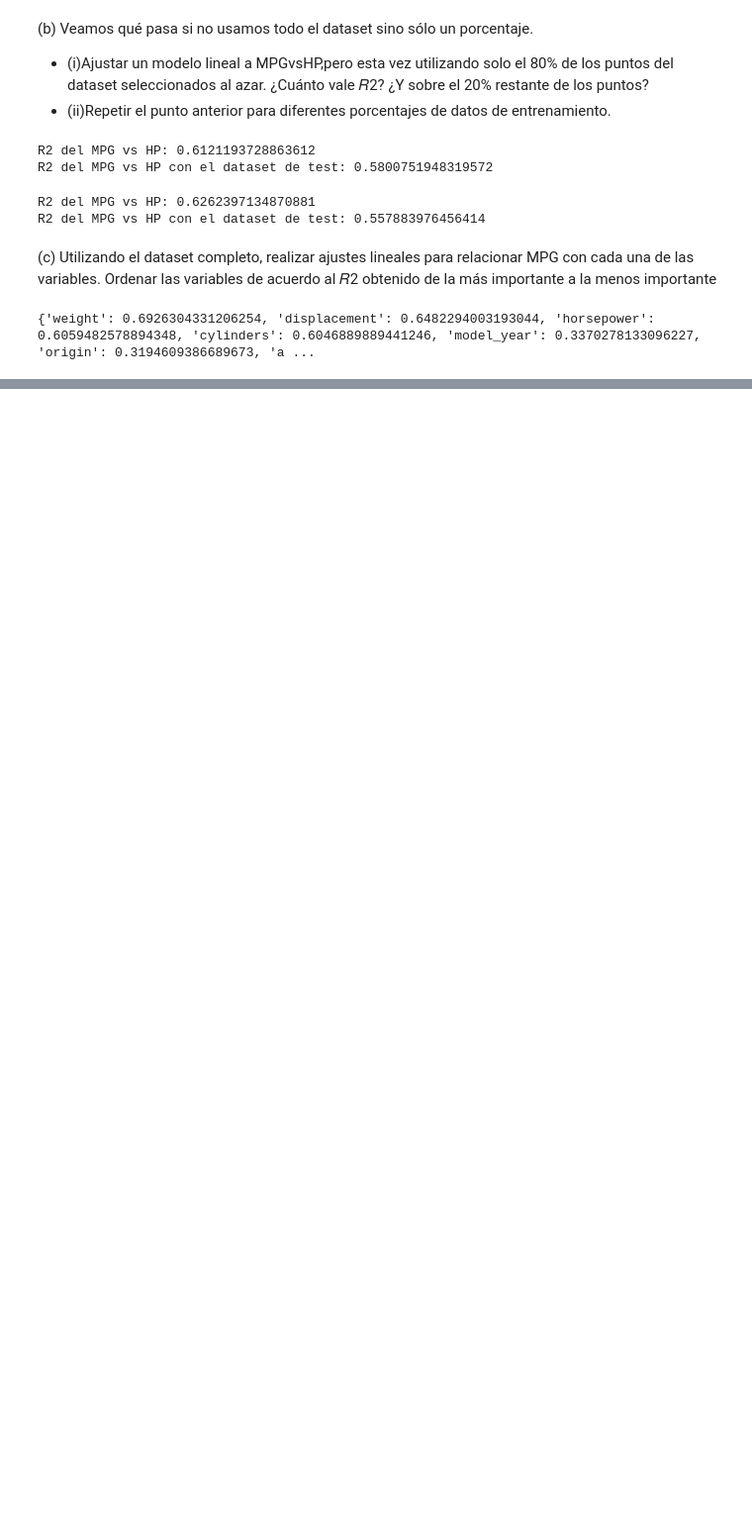
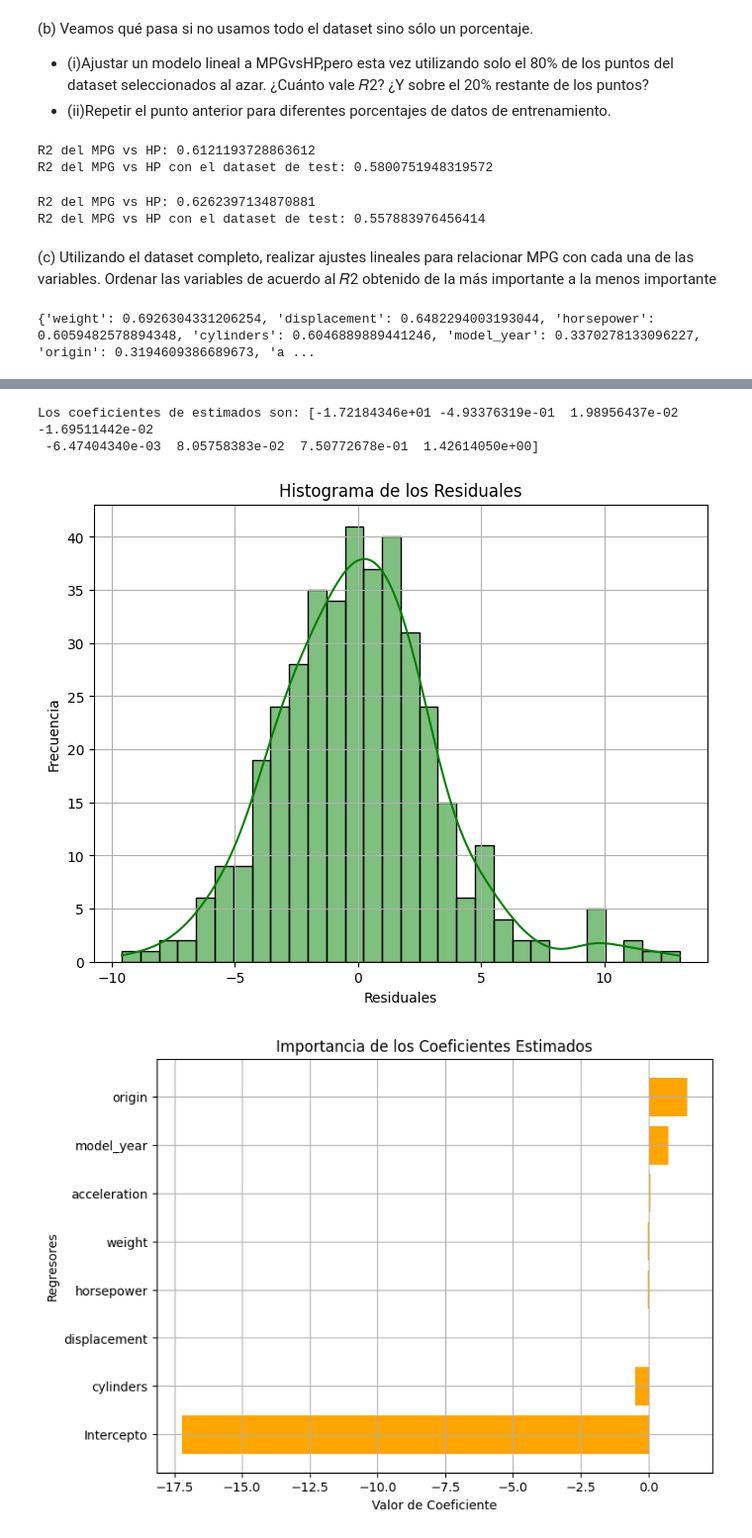
Before and after one commit to solcrespi05/Estadistica1, a Jupyter notebook: Practica regresion/ej_4_y_5.ipynb, the cells around one changed output, grey strips where cells are left out. Shown: that part at 99% size. Drawn from its saved outputs; the diff is of its cells as text; code cells hidden in the pictures; blank space fills up the shorter version.

```diff
--- a/Practica regresion/ej_4_y_5.ipynb
+++ b/Practica regresion/ej_4_y_5.ipynb
@@ -144,3 +145,54 @@ print(R2)
 * (c)
  Realizar la regresión con todas las variables, pero con regularización de Ridge y de Lasso.
  Dividir el dataset en un conjunto de entrenamiento (80%) y un conjunto de prueba (20%) para elegir el mejor valor de 𝜆 para cada uno.
+# %%
+#pensamos al modelo mpg ~ cylinders + displacement + horsepower + weight + acceleration + model_year + origin
+# Calcular beta_hat usando la fórmula de MCO: β = (X'X)^(-1)X'y
+def get_beta_hat(X, y):
+    beta_hat =  np.linalg.inv(X.T @ X) @ X.T @ y
+    return beta_hat
+
+regresores  = ['cylinders', 'displacement', 'horsepower', 'weight', 'acceleration', 'model_year', 'origin']
+X = df[regresores].values
+y = df['mpg'].values
+
+X = np.c_[np.ones(X.shape[0]), X]  # Agregar una columna de unos para el intercepto
+
+beta_hat = get_beta_hat(X, y)
+print('Los coeficientes de estimados son:', beta_hat)
+# %% [output]
+Los coeficientes de estimados son: [-1.72184346e+01 -4.93376319e-01  1.98956437e-02 -1.69511442e-02
+ -6.47404340e-03  8.05758383e-02  7.50772678e-01  1.42614050e+00]
+# %%
+
+# Función para calcular los valores ajustados y los residuales
+def calcular_valores_ajustados(X, beta_hat):
+    # Calcula los valores ajustados
+    y_pred = X @ beta_hat
+    return y_pred
+
+# Calcular los valores ajustados (predichos) y los residuales
+y_pred = calcular_valores_ajustados(X, beta_hat)
+residuales = y - y_pred
+
+#Historama de los residuales
+plt.figure(figsize=(8, 6))
+sns.histplot(residuales, kde=True, color='green', bins=30)
+plt.title('Histograma de los Residuales')
+plt.xlabel('Residuales')
+plt.ylabel('Frecuencia')
+plt.grid(True)
+plt.show()
+
+#Gráfico de importancia de los coeficientes
+coef_names = ['Intercepto'] + regresores  # Incluye el intercepto
+plt.figure(figsize=(8, 6))
+plt.barh(coef_names, beta_hat, color='orange')
+plt.title('Importancia de los Coeficientes Estimados')
+plt.xlabel('Valor de Coeficiente')
+plt.ylabel('Regresores')
+plt.grid(True)
+plt.show()
+# %% [output]
+[figure, added]
+[figure, added]
```
Also changed, not shown: parts of 4 cells of this notebook.
